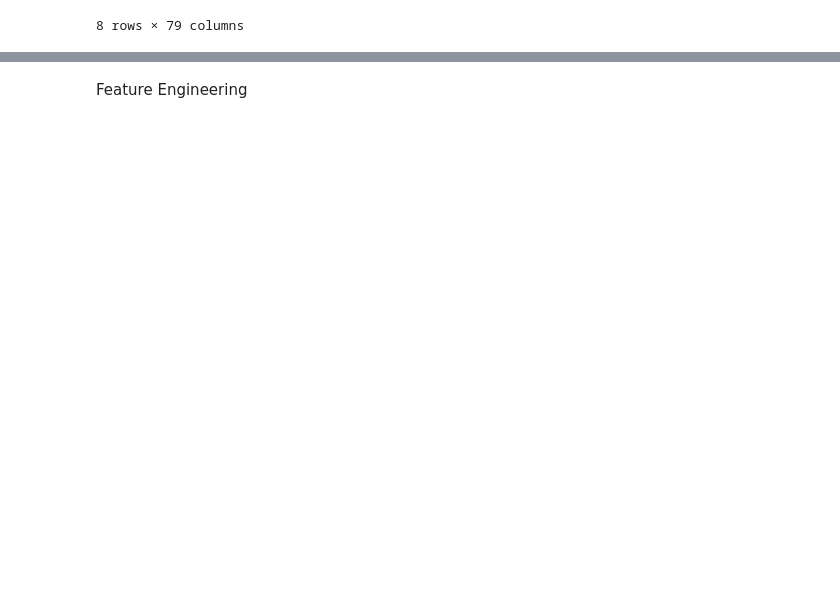
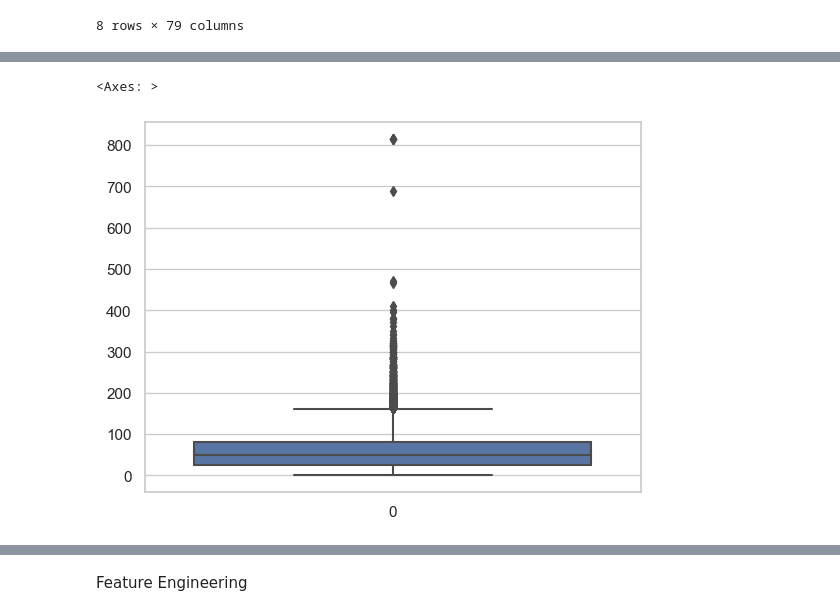
Before and after one commit to karol-pa/Urban_Air_Pollution_Challenge_Group_Work, a Jupyter notebook: Day1.ipynb, the cells around one changed output, grey strips where cells are left out. Drawn from its saved outputs; the diff is of its cells as text; code cells hidden in the pictures; blank space fills up the shorter version.

```diff
--- a/Day1.ipynb
+++ b/Day1.ipynb
@@ -104,0 +113,5 @@ df.duplicated().value_counts()
+# %%
+sns.boxplot(df['target'])
+# %% [output]
+<Axes: >
+[figure, added]
```
Also changed, not shown: parts of 18 cells of this notebook.
